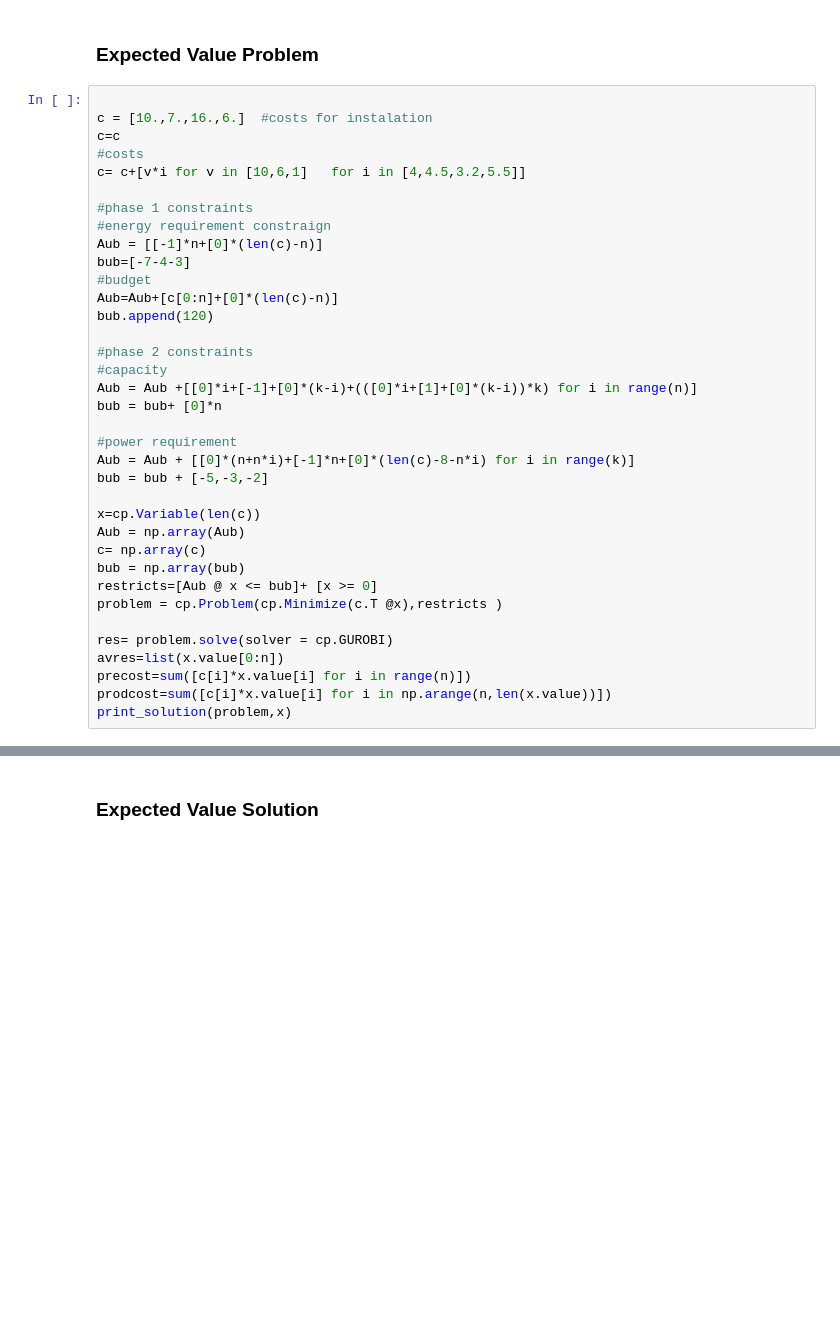
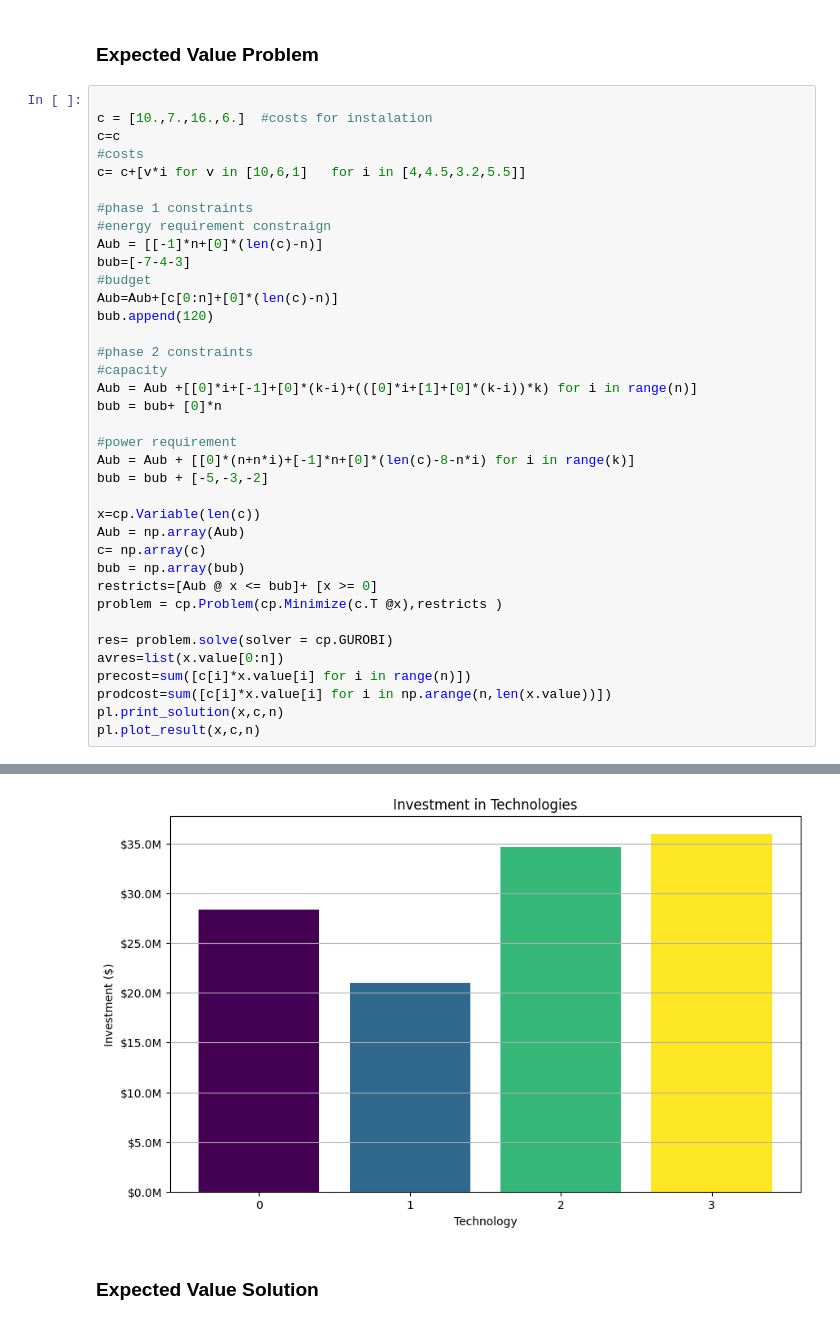
Before and after one commit to DanielCortild/Optimization-under-Uncertainty, a Jupyter notebook: code.ipynb, the cells around one changed output, grey strips where cells are left out. Cells and saved outputs as stored; diff of their text form; blank space fills up the shorter version.

Commit message:
adding simple plot for results

```diff
--- a/code.ipynb
+++ b/code.ipynb
@@ -42,34 +36,36 @@ bub=[-7-4-3]
 Aub=Aub+[c[0:n]+[0]*(len(c)-n)]
 bub.append(120)
 
 #phase 2 constraints
 #capacity
 Aub = Aub +[[0]*i+[-1]+[0]*(k-i)+(([0]*i+[1]+[0]*(k-i))*k) for i in range(n)]
 bub = bub+ [0]*n
 
 #power requirement
 Aub = Aub + [[0]*(n+n*i)+[-1]*n+[0]*(len(c)-8-n*i) for i in range(k)]
 bub = bub + [-5,-3,-2]
 
 x=cp.Variable(len(c))
 Aub = np.array(Aub)
 c= np.array(c)
 bub = np.array(bub)
 restricts=[Aub @ x <= bub]+ [x >= 0]
 problem = cp.Problem(cp.Minimize(c.T @x),restricts )
 
 res= problem.solve(solver = cp.GUROBI)
 avres=list(x.value[0:n])
 precost=sum([c[i]*x.value[i] for i in range(n)])
 prodcost=sum([c[i]*x.value[i] for i in np.arange(n,len(x.value))])
-print_solution(problem,x)
+pl.print_solution(x,c,n)
+pl.plot_result(x,c,n)
 # %% [output]
 Set parameter Username
 Academic license - for non-commercial use only - expires 2025-10-03
 Objective value: 394.6666666666667
 Capacity of each technology: [2.83333333 3.         2.16666667 6.        ]
 Investment costs for phase 1: 120.0
 Production costs for phase 2: 274.6666666666667
+[figure, added]
 # %% [markdown]
 ### Expected Value Solution
 # %%
```
Also changed, not shown: parts of 14 cells of this notebook, 1 other file.
